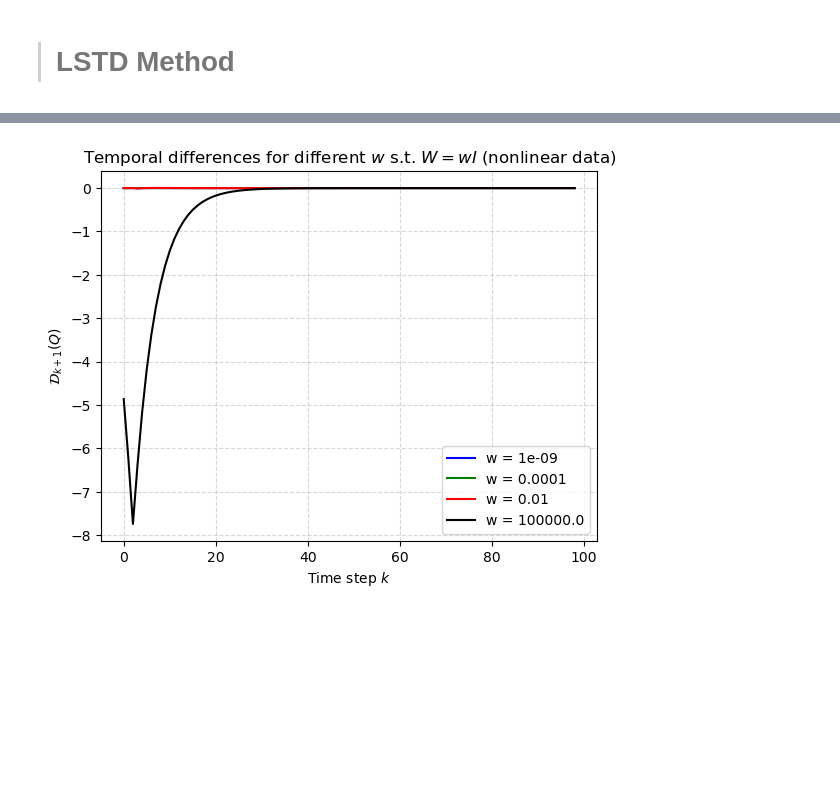
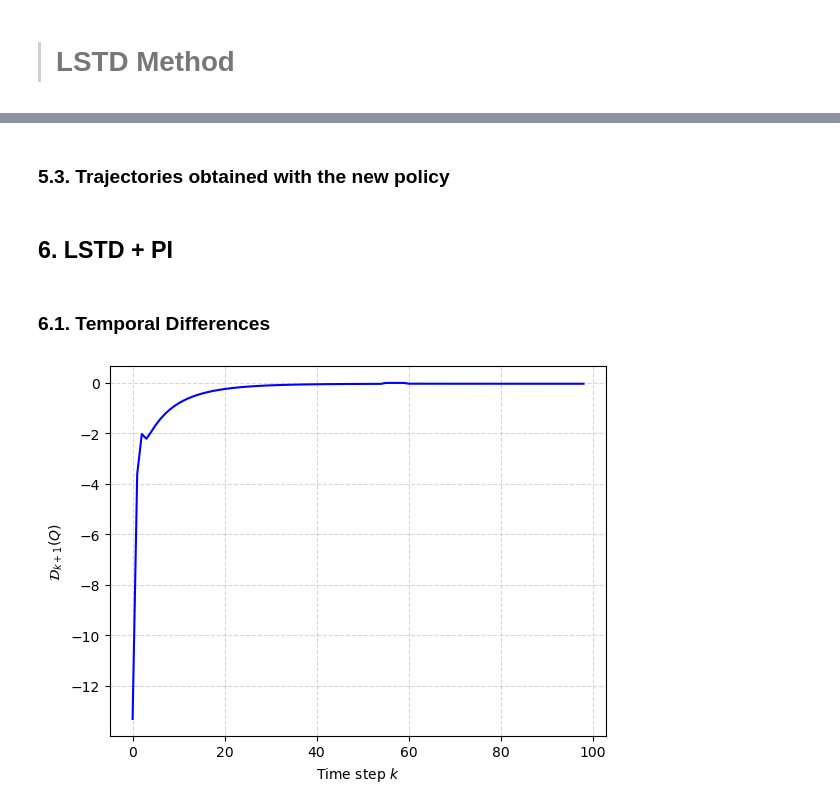
Before and after one commit to TheoHanon/Stochastic-Optimal-Control, a Jupyter notebook: Part III/partIII.ipynb, the cells around one changed output, grey strips where cells are left out. Drawn from its saved outputs; the diff is of its cells as text; code cells hidden in the pictures; blank space fills up the shorter version.

```diff
--- a/Part III/partIII.ipynb
+++ b/Part III/partIII.ipynb
@@ -121,5 +121,6 @@ def simulate_nl_model(x0: np.ndarray, policy : callable, n_step : int, with_nois
 # %%
-def generate_psi_quadratic(x, u):
+def generate_psi_quadratic(x, u): # return the 27-dimensional feature vector
+
     if not np.isscalar(u):
         u = u[0]
 
@@ -131,7 +132,20 @@ def generate_psi_quadratic(x, u):
     psi = [x1, x2, x3, x4, x5, u, x1**2, x2**2, x3**2, x4**2, x5**2, u**2, x1*u, x2*u, x3*u, x4*u, x5*u,\
              x1*x2, x1*x3, x1*x4, x1*x5, x2*x3, x2*x4, x2*x5, x3*x4, x3*x5, x4*x5]
 
+    return np.array(psi)
 
+def generate_psi_quadratic_without_linear(x,u): # return the 21-dimensional feature vector
+
+    if not np.isscalar(u):
+        u = u[0]
+
+    x1 = x[0]
+    x2 = x[1]
+    x3 = x[2]
+    x4 = x[3]
+    x5 = x[4]
+    psi = [x1**2, x2**2, x3**2, x4**2, x5**2, u**2, x1*u, x2*u, x3*u, x4*u, x5*u,\
+             x1*x2, x1*x3, x1*x4, x1*x5, x2*x3, x2*x4, x2*x5, x3*x4, x3*x5, x4*x5]
 
     return np.array(psi)
 # %%
@@ -145,3 +159,3 @@ def cost(x: np.ndarray, u: np.ndarray) -> float:
 # %%
 # Q-function
-Q_lstd = lambda x, u, theta : generate_psi_quadratic(x, u) @ theta
+Q_lstd = lambda x, u, theta, psi : psi(x, u) @ theta
@@ -247,0 +432,2 @@ plt.show()
+# %% [markdown]
+### 5.3. Trajectories obtained with the new policy
@@ -248,31 +436,37 @@ plt.show()
+# %% [markdown]
+## 6. LSTD + PI
+# %% [markdown]
+### 6.1. Temporal Differences
 # %%
 n_step = 100
 x0 = [0, 2, 2, 2, 5]
-data_nonlinear = simulate_nl_model(x0, LQR_policy, n_step, with_noise=False)
+phi = LQR_policy
+psi = generate_psi_quadratic_without_linear
+d = 21
+W = 1 * np.eye(d)
+bounds_u = (-20, 20) # bounds for the action space
 
-val_W = np.array([1e-9,1e-4,1e-2, 1e5])
-temporal_differences = np.zeros((len(val_W), n_step-1))
-theta_lstd_nl_arr = np.zeros((len(val_W), 27))
+data_nl = simulate_nl_model(x0, LQR_policy, n_step, with_noise=False)
+theta_lstd_PI = perform_lstd_PI(phi, cost, psi, W, data_nl, n_iter=20, action_space = bounds_u, d=d)
 
-for i in range(len(val_W)):
-    W = np.eye(27) * val_W[i]
-    theta_lstd_nl = perform_lstd(LQR_policy, cost, generate_psi_quadratic, W, data=data_nonlinear, d=27)
-    theta_lstd_nl_arr[i] = theta_lstd_nl
-    for j in range(n_step-1):
-        x = data_nonlinear[0][:, j]
-        u = data_nonlinear[1][:, j]
-        x_next = data_nonlinear[0][:, j+1]
+# Policy corresponding to the one obtained in the last iteration of PI, i.e. phi^{n_iter}
+def policy_lstd_PI(x: np.ndarray) -> np.ndarray:
+    res = minimize(lambda u: Q_lstd(x, u, theta_lstd_PI,psi), 1, bounds=[bounds_u])
+    return res.x # return the best action
 
-        temporal_differences[i,j] = cost(x, u) + Q_lstd(x_next, LQR_policy(x_next), theta_lstd_nl) - Q_lstd(x, u[0], theta_lstd_nl)
+# Compute TD with phi = phi^{n_iter}
+temporal_differences_PI = np.zeros(n_step-1)
+for j in range(n_step-1):
+    x = data_nl[0][:, j]
+    u = data_nl[1][:, j]
+    x_next = data_nl[0][:, j+1]
+    temporal_differences_PI[j] = cost(x, u) + Q_lstd(x_next, policy_lstd_PI(x_next), theta_lstd_PI, psi) - Q_lstd(x, u[0], theta_lstd_PI, psi)
 
-colors = ['b', 'g', 'r', 'black']
-for i in range(len(val_W)):
-    plt.plot(temporal_differences[i], color=colors[i], label='w = ' + str(val_W[i]))
-plt.legend()
+plt.plot(temporal_differences_PI, color='b')
 plt.xlabel('Time step $k$')
 plt.ylabel('$\\mathcal{D}_{k+1}(Q)$')
-plt.title('Temporal differences for different $w$ s.t. $W=wI$ (nonlinear data)')
-plt.grid(linestyle='--', alpha = 0.5)
+#plt.title('Temporal differences - PI policy')
+plt.grid(linestyle='--', alpha=0.5)
 plt.show()
 # %% [output]
-[figure, old version]
+[figure, new version]
```
Also changed, not shown: parts of 28 cells of this notebook, 4 other files.
